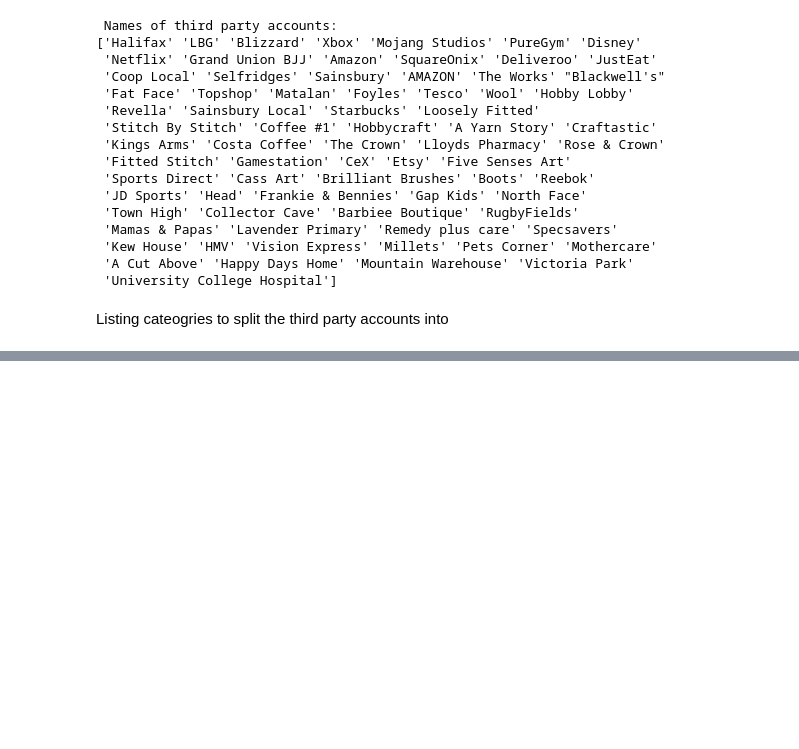
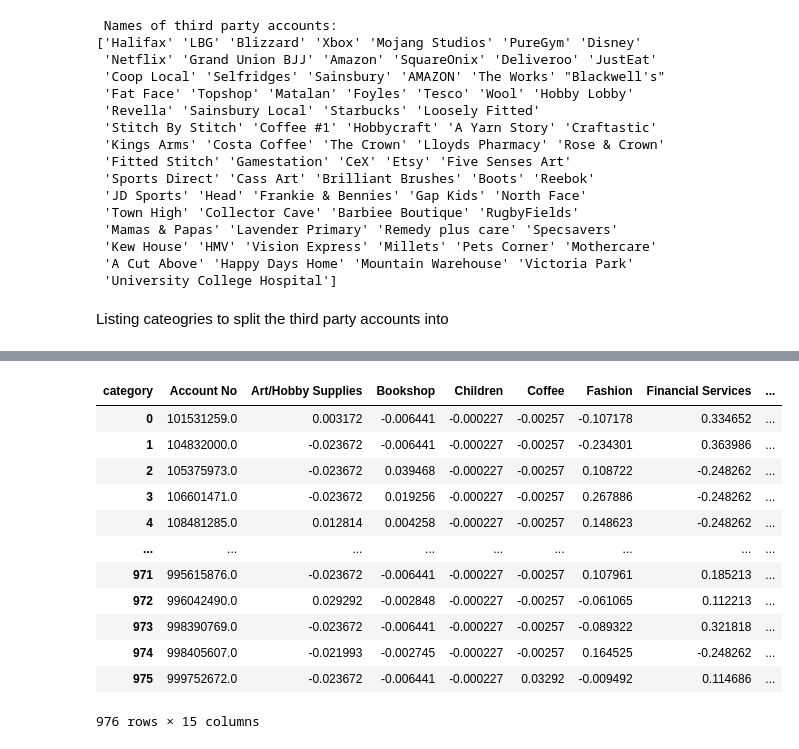
Before and after one commit to UoB-DSMP-2023-24/dsmp-2024-group34, a Jupyter notebook: New Data - Sorting into spending sectors.ipynb, the cells around one changed output, grey strips where cells are left out. Drawn from its saved outputs; the diff is of its cells as text; code cells hidden in the pictures; blank space fills up the shorter version.

```diff
--- a/New Data - Sorting into spending sectors.ipynb
+++ b/New Data - Sorting into spending sectors.ipynb
@@ -191,0 +281,3 @@ Name: count, dtype: int64
+# %%
+average_spending_per_category = proportion_category_spending.mean()
+average_spending_per_category
@@ -191,0 +301,18 @@ Name: count, dtype: int64
+# %%
+over_under_spending = proportion_category_spending.sub(average_spending_per_category, axis=1)
+over_under_spending.insert(0, 'Account No', pivoted_data['Account No'])
+over_under_spending
+# %% [output]
+| category | Account No | Art/Hobby Supplies | Bookshop | Children | Coffee | Fashion | Financial Services | ... |
+| 0 | 101531259.0 | 0.003172 | -0.006441 | -0.000227 | -0.00257 | -0.107178 | 0.334652 | ... |
+| 1 | 104832000.0 | -0.023672 | -0.006441 | -0.000227 | -0.00257 | -0.234301 | 0.363986 | ... |
+| 2 | 105375973.0 | -0.023672 | 0.039468 | -0.000227 | -0.00257 | 0.108722 | -0.248262 | ... |
+| 3 | 106601471.0 | -0.023672 | 0.019256 | -0.000227 | -0.00257 | 0.267886 | -0.248262 | ... |
+| 4 | 108481285.0 | 0.012814 | 0.004258 | -0.000227 | -0.00257 | 0.148623 | -0.248262 | ... |
+| ... | ... | ... | ... | ... | ... | ... | ... | ... |
+| 971 | 995615876.0 | -0.023672 | -0.006441 | -0.000227 | -0.00257 | 0.107961 | 0.185213 | ... |
+| 972 | 996042490.0 | 0.029292 | -0.002848 | -0.000227 | -0.00257 | -0.061065 | 0.112213 | ... |
+| 973 | 998390769.0 | -0.023672 | -0.006441 | -0.000227 | -0.00257 | -0.089322 | 0.321818 | ... |
+| 974 | 998405607.0 | -0.021993 | -0.002745 | -0.000227 | -0.00257 | 0.164525 | -0.248262 | ... |
+| 975 | 999752672.0 | -0.023672 | -0.006441 | -0.000227 | 0.03292 | -0.009492 | 0.114686 | ... |
+976 rows × 15 columns
```
Also changed, not shown: parts of 17 cells of this notebook, 1 other file.
